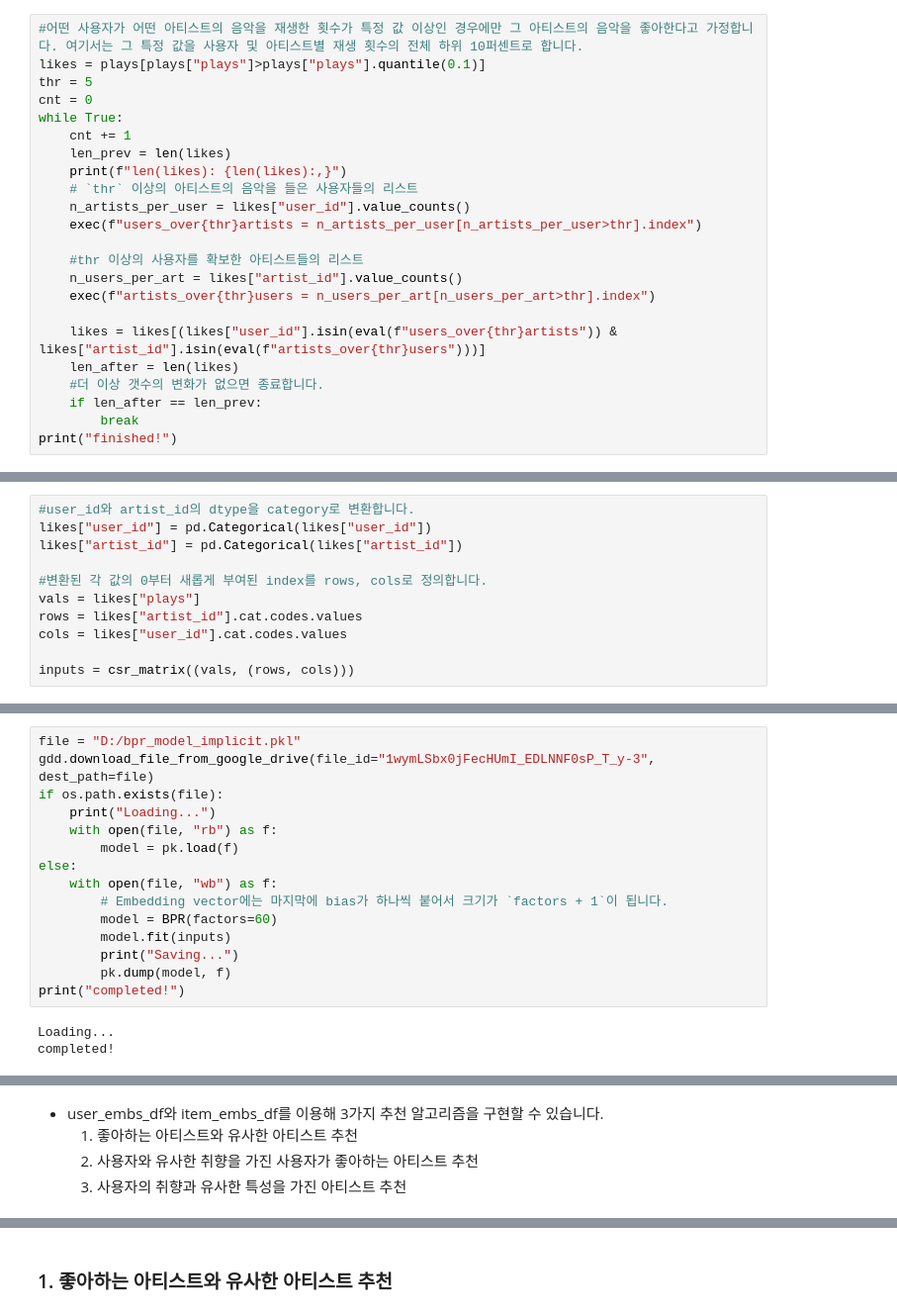
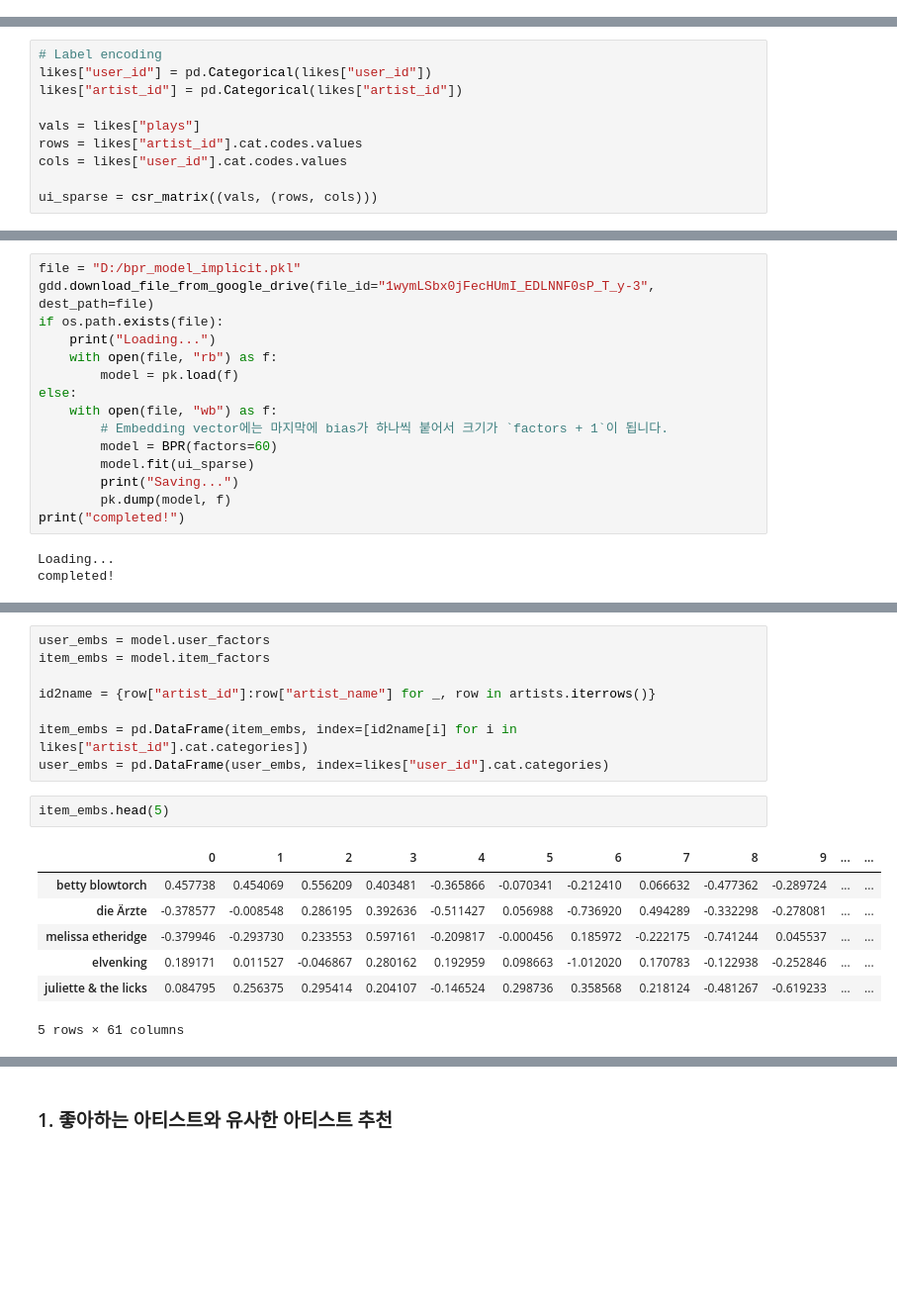
Before and after one commit to KimRass/warehouse, a Jupyter notebook: Data Science/Machine Learning/Recommender System/Last.fm & Bayesian Personalized Ranking (NumPy).ipynb, the cells around one changed output, grey strips where cells are left out. Shown at 99% size. Drawn from its saved outputs; the diff is of its cells as text; blank space fills up the shorter version.

```diff
--- a/Data Science/Machine Learning/Recommender System/Last.fm & Bayesian Personalized Ranking (NumPy).ipynb
+++ b/Data Science/Machine Learning/Recommender System/Last.fm & Bayesian Personalized Ranking (NumPy).ipynb
@@ -127,23 +201,0 @@ print("finished!")
-# %%
-#어떤 사용자가 어떤 아티스트의 음악을 재생한 횟수가 특정 값 이상인 경우에만 그 아티스트의 음악을 좋아한다고 가정합니다. 여기서는 그 특정 값을 사용자 및 아티스트별 재생 횟수의 전체 하위 10퍼센트로 합니다.
-likes = plays[plays["plays"]>plays["plays"].quantile(0.1)]
-thr = 5
-cnt = 0
-while True:
-    cnt += 1
-    len_prev = len(likes)
-    print(f"len(likes): {len(likes):,}")
-    # `thr` 이상의 아티스트의 음악을 들은 사용자들의 리스트
-    n_artists_per_user = likes["user_id"].value_counts()
-    exec(f"users_over{thr}artists = n_artists_per_user[n_artists_per_user>thr].index")
-
-    #thr 이상의 사용자를 확보한 아티스트들의 리스트
-    n_users_per_art = likes["artist_id"].value_counts()
-    exec(f"artists_over{thr}users = n_users_per_art[n_users_per_art>thr].index")
-
-    likes = likes[(likes["user_id"].isin(eval(f"users_over{thr}artists")) & likes["artist_id"].isin(eval(f"artists_over{thr}users")))]
-    len_after = len(likes)
-    #더 이상 갯수의 변화가 없으면 종료합니다.
-    if len_after == len_prev:
-        break
-print("finished!")
@@ -201,11 +210,10 @@ likes.sample(5)
 # %%
-#user_id와 artist_id의 dtype을 category로 변환합니다.
+# Label encoding
 likes["user_id"] = pd.Categorical(likes["user_id"])
 likes["artist_id"] = pd.Categorical(likes["artist_id"])
 
-#변환된 각 값의 0부터 새롭게 부여된 index를 rows, cols로 정의합니다.
 vals = likes["plays"]
 rows = likes["artist_id"].cat.codes.values
 cols = likes["user_id"].cat.codes.values
 
-inputs = csr_matrix((vals, (rows, cols)))
+ui_sparse = csr_matrix((vals, (rows, cols)))
@@ -252,7 +230,7 @@ else:
     with open(file, "wb") as f:
         # Embedding vector에는 마지막에 bias가 하나씩 붙어서 크기가 `factors + 1`이 됩니다.
         model = BPR(factors=60)
-        model.fit(inputs)
+        model.fit(ui_sparse)
         print("Saving...")
         pk.dump(model, f)
 print("completed!")
@@ -298,5 +240,18 @@ user_embs_df.sample(5)
-# %% [markdown]
-- user_embs_df와 item_embs_df를 이용해 3가지 추천 알고리즘을 구현할 수 있습니다.
-    1. 좋아하는 아티스트와 유사한 아티스트 추천
-    2. 사용자와 유사한 취향을 가진 사용자가 좋아하는 아티스트 추천
-    3. 사용자의 취향과 유사한 특성을 가진 아티스트 추천
+# %%
+user_embs = model.user_factors
+item_embs = model.item_factors
+
+id2name = {row["artist_id"]:row["artist_name"] for _, row in artists.iterrows()}
+
+item_embs = pd.DataFrame(item_embs, index=[id2name[i] for i in likes["artist_id"].cat.categories])
+user_embs = pd.DataFrame(user_embs, index=likes["user_id"].cat.categories)
+# %%
+item_embs.head(5)
+# %% [output]
+|  | 0 | 1 | 2 | 3 | 4 | 5 | 6 | 7 | 8 | 9 | ... | ... |
+| betty blowtorch | 0.457738 | 0.454069 | 0.556209 | 0.403481 | -0.365866 | -0.070341 | -0.212410 | 0.066632 | -0.477362 | -0.289724 | ... | ... |
+| die Ärzte | -0.378577 | -0.008548 | 0.286195 | 0.392636 | -0.511427 | 0.056988 | -0.736920 | 0.494289 | -0.332298 | -0.278081 | ... | ... |
+| melissa etheridge | -0.379946 | -0.293730 | 0.233553 | 0.597161 | -0.209817 | -0.000456 | 0.185972 | -0.222175 | -0.741244 | 0.045537 | ... | ... |
+| elvenking | 0.189171 | 0.011527 | -0.046867 | 0.280162 | 0.192959 | 0.098663 | -1.012020 | 0.170783 | -0.122938 | -0.252846 | ... | ... |
+| juliette & the licks | 0.084795 | 0.256375 | 0.295414 | 0.204107 | -0.146524 | 0.298736 | 0.358568 | 0.218124 | -0.481267 | -0.619233 | ... | ... |
+5 rows × 61 columns
```
Also changed, not shown: parts of 37 cells of this notebook, 4 other files.
